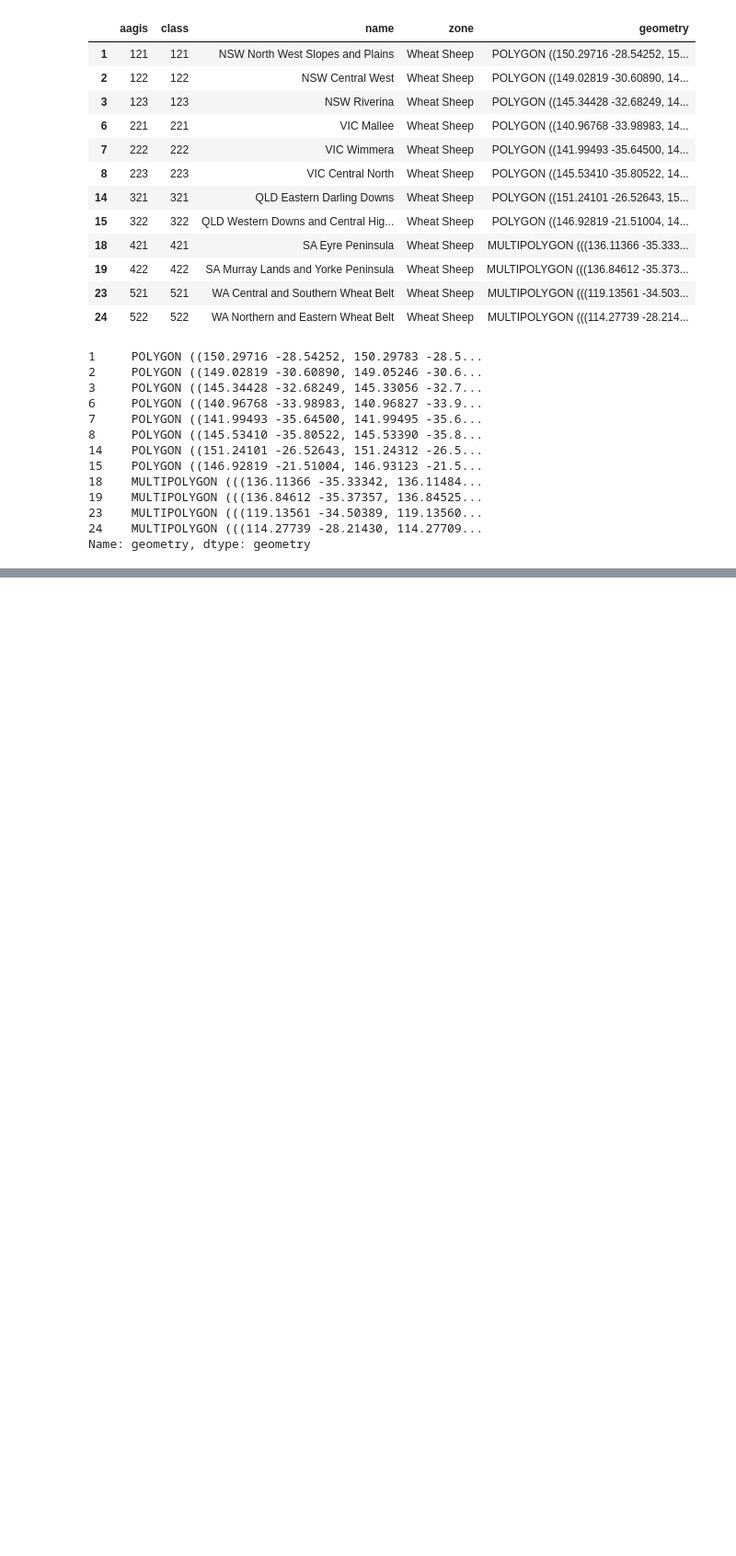
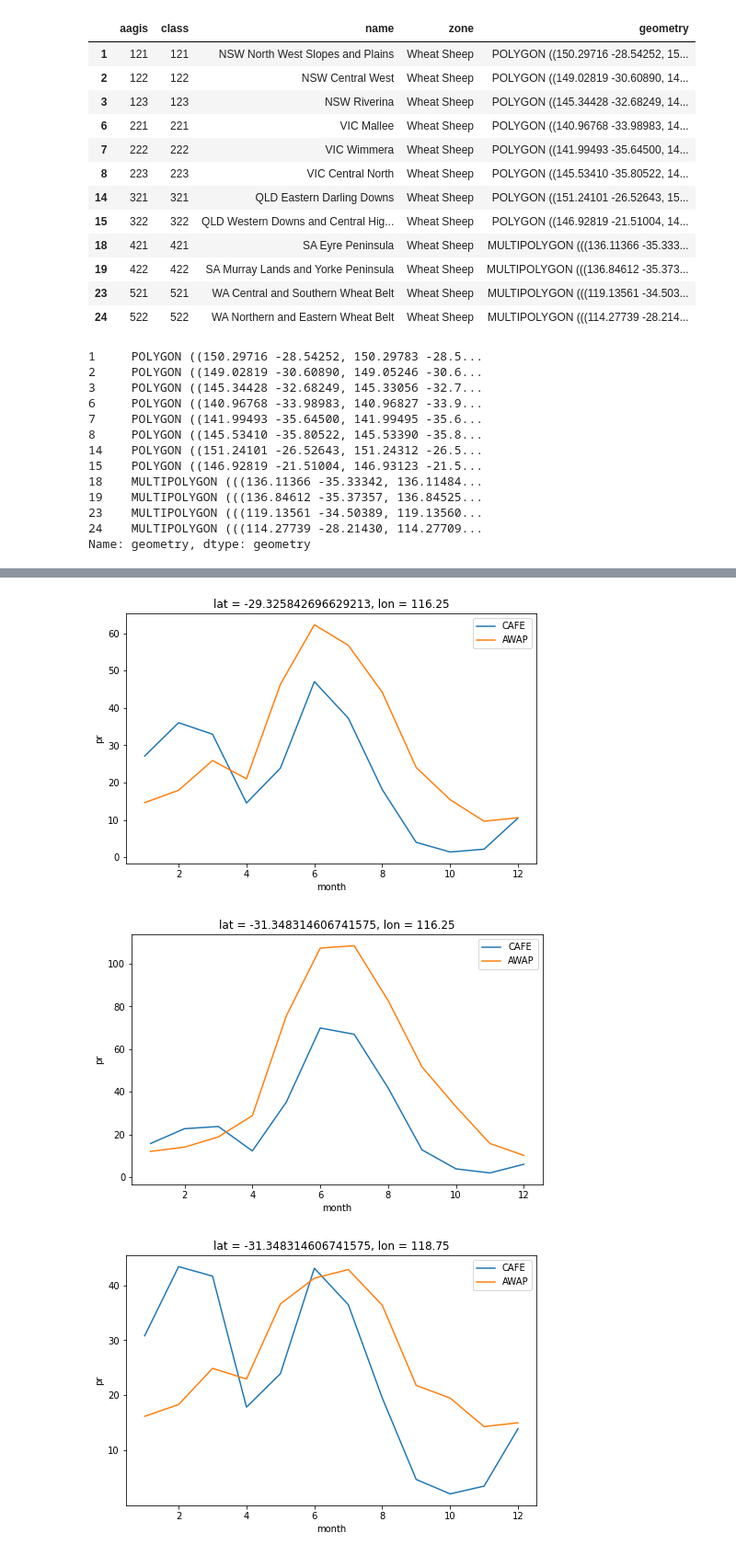
Before and after one commit to AusClimateService/unseen, a Jupyter notebook: notebooks/ag_regions.ipynb, the cells around one changed output, grey strips where cells are left out. Shown at 92% size. Cells and saved outputs as stored; diff of their text form; code cells hidden in the pictures; blank space fills up the shorter version.

```diff
--- a/notebooks/ag_regions.ipynb
+++ b/notebooks/ag_regions.ipynb
@@ -65,0 +115,2 @@ lon_bounds = cafe['lonb'].values
+# %%
+awap_file = '/g/data/xv83/ds0092/data/csiro-dcfp-csiro-awap/rain_month_19000101-20191201_cafe-grid.zarr/'
@@ -166,0 +333,22 @@ plt.savefig('abares_grid_points.png', bbox_inches='tight')
+# %%
+def plot_monthly_clim(awap_da, cafe_da, lat, lon):
+    """Plot monthly climatology"""
+
+    fig, ax = plt.subplots(1, 1, figsize=(8, 5))
+
+    cafe_sel = cafe_da.sel(lat=lat, lon=lon, method='nearest')
+    cafe_sel = cafe_sel.mean('ensemble')
+    cafe_sel.groupby('time.month').mean('time').plot(label='CAFE')
+
+    awap_sel = awap_da.sel(lat=lat, lon=lon, method='nearest')
+    awap_sel.groupby('time.month').mean('time').plot(label='AWAP')
+
+    plt.legend()
+    plt.show()
+# %%
+for lat, lon in wa_points:
+    plot_monthly_clim(awap['pr'], cafe['pr'], lat, lon)
+# %% [output]
+[figure, added]
+[figure, added]
+[figure, added]
```
Also changed, not shown: parts of 23 cells of this notebook, 3 other files.
